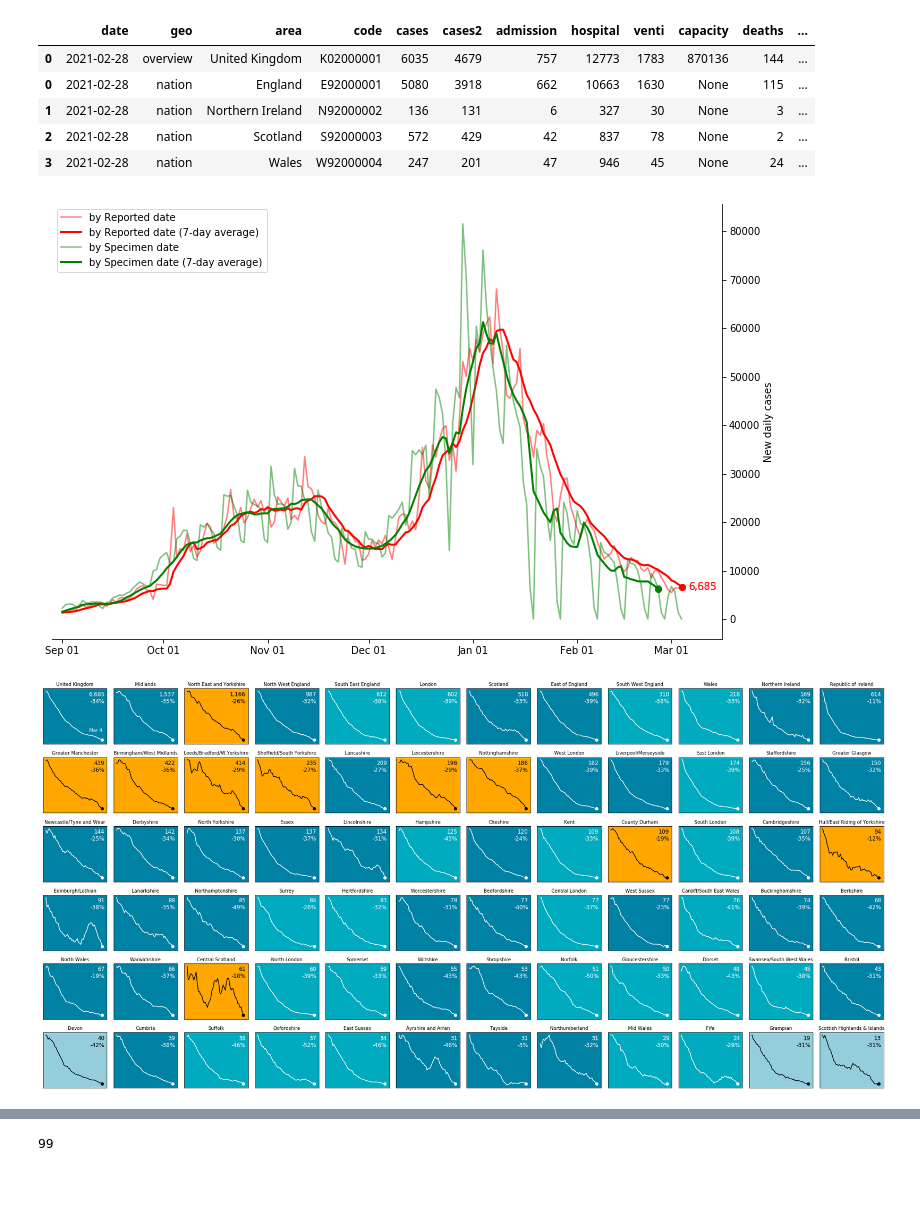
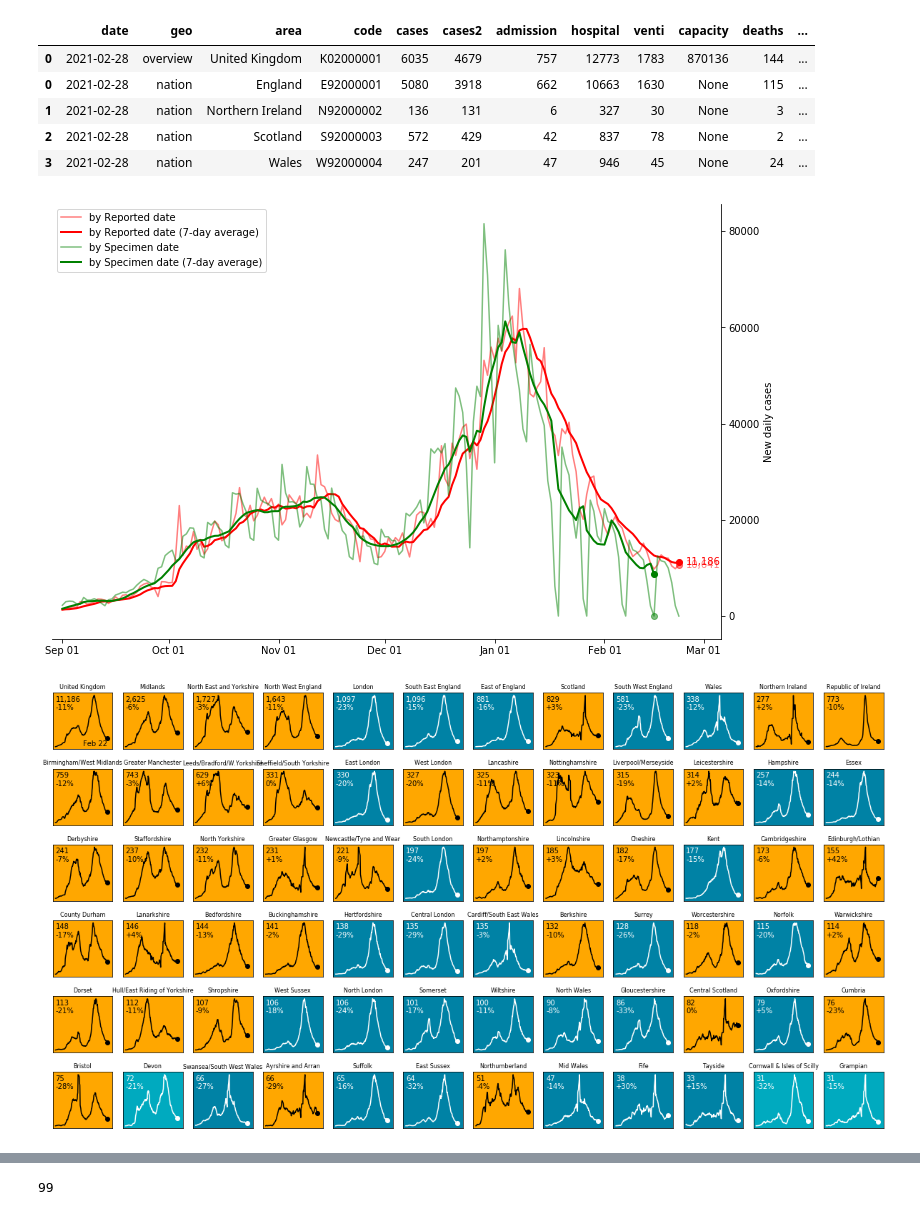
Before and after one commit to khairulomar/Covid-19-UK, a Jupyter notebook: uk-covid.ipynb, the cells around one changed output, grey strips where cells are left out. Saved outputs shown, nothing was run; the diff lists cells and outputs as text; code cells hidden in the pictures; blank space fills up the shorter version.

```diff
--- a/uk-covid.ipynb
+++ b/uk-covid.ipynb
@@ -87,9 +87,9 @@ df = df.join(geodata, on='code', how='left', rsuffix='2').fillna(0)
 # # If using latest data
 latest_date = df.date.max()
 
-# # If using up till a point of time
-# latest_date = pd.to_datetime('20200831', format='%Y%m%d')
-# df = df[df.date <= latest_date]
+# If using up till a point of time
+latest_date = pd.to_datetime('20210222', format='%Y%m%d')
+df = df[df.date <= latest_date]
 # %%
 # First and second wave
 start_date1 = '20200306' # date of first death
@@ -213,8 +213,8 @@ areas = ['United Kingdom'] + regions + ['Republic of Ireland'] + counties
 ukdata_all = ukdata0[(ukdata0.area=='United Kingdom') & (ukdata0.date > pd.to_datetime(start_date1, format='%Y%m%d'))].reset_index(drop=True)
 
 # Only analyze second wave data
-ukdata = ukdata0[ukdata0.date > pd.to_datetime(start_date4, format='%Y%m%d')]
-iedata = ie[ie.date > pd.to_datetime(start_date4, format='%Y%m%d')]
+ukdata = ukdata0[ukdata0.date > pd.to_datetime(start_date3, format='%Y%m%d')]
+iedata = ie[ie.date > pd.to_datetime(start_date3, format='%Y%m%d')]
 # %%
 # Check if Region numbers are missing. Region is derived from LTLA, not Nation.
 # nhsRegion[nhsRegion.area=='Scotland'].reset_index(drop=True).iloc[-10:][['date','cases','cases_avg7']]
@@ -256,7 +256,7 @@ ax.spines['top'].set_visible(False)
 plt.legend(loc='upper left')
 plt.show()
 # %% [output]
-[figure, old version]
+[figure, new version]
 # %%
 ## Select 1 if showing as per reported date, or 2 if as per specimen date
 show = 1
@@ -265,7 +265,8 @@ col1 = f"cases{2 if show==2 else ''}_100k"
 col2 = f"cases{2 if show==2 else ''}_avg7"
 
 one_day = pd.Timedelta(1, unit='days')
-fig, axes = plt.subplots(figsize=(25.5,12.5), nrows=6, ncols=12)
+# fig, axes = plt.subplots(figsize=(25.5,12.5), nrows=6, ncols=12)
+fig, axes = plt.subplots(figsize=(16.5,9), nrows=6, ncols=12)
 source = pd.concat([ukdata, iedata])
 
 for i, ax in zip(range(len(areas)), axes.flat):
@@ -279,41 +280,43 @@ for i, ax in zip(range(len(areas)), axes.flat):
     latest_val = data.iloc[-1][col2]
     max_value = max(data[col2])
     min_value = min(data[col2])
 
     prevalance = data.iloc[-1][col1]
     prevalence_past = data.loc[latest_date-one_day*7][col1] if show==1 else data.loc[latest_date2-one_day*7][col1]
     prevalence_chg = (prevalance - prevalence_past)/prevalence_past if prevalence_past>0 else 0
 
     bg_color = '#CBE2E6' if prevalance < 10 else ('#95CEDB' if prevalance < 25 else ('#00AABF' if prevalance < 50 else ('#0082A5' if prevalance < 100 else ('#FFA700' if prevalance < 200 else ('#E06900' if prevalance < 400 else ('#A80000' if prevalance < 600 else ('#640000' if prevalance < 1000 else 'black')))))))
     ln_color = 'black' if (prevalance<25)|((prevalance>=100)&(prevalance<400)) else 'white'
 
     ax.plot(data[col2], color=ln_color)
     ax.set_facecolor(bg_color)
     ax.scatter(latest_date2, latest_val, color=ln_color)
 
     prevalence_label = f'{"+" if prevalence_chg>=0.01 else ("-" if prevalence_chg<=-0.01 else "")}{int(abs(prevalence_chg*100))}%'
-    ax.text(latest_date2 + pd.DateOffset(int(len(data)*0.05)), max_value,
-            f'{format(int(latest_val), ",")}\n{prevalence_label}', size=12, color=ln_color, va='top', ha='right')
+    #ax.text(latest_date2 + pd.DateOffset(int(len(data)*0.05)), max_value,
+            #f'{format(int(latest_val), ",")}\n{prevalence_label}', size=12, color=ln_color, va='top', ha='right')
 
-    ## When cases are increasing, use this:
-    # ax.text(first_date, max_value, f'{format(int(latest_val), ",")}\n{prevalence_label}', size=12, color=ln_color, va='top', ha='left')
+    # When cases are increasing, use this:
+    ax.text(first_date, max_value, f'{format(int(latest_val), ",")}\n{prevalence_label}', size=10, color=ln_color, va='top', ha='left')
 
-    if i==0: ax.text(latest_date2, min_value+(max_value-min_value)*0.15,
+    #if i==0: ax.text(latest_date2, min_value+(max_value-min_value)*0.15,
+    if i==0: ax.text(latest_date2, min_value+(max_value-min_value)*0,
                      f'{calendar.month_name[latest_date2.month][:3]} {latest_date2.day}', color=ln_color, va='bottom', ha='right')
 
-    ax.set_title(areas[i], fontsize=10) # if i>11 else ax.set_title(areas[i].upper(), fontsize=10)
+    #ax.set_title(areas[i], fontsize=10)
+    ax.set_title(areas[i], fontsize=8)
     ax.set_xticks([])
     ax.set_xticklabels([])
     ax.set_yticks([])
     ax.set_yticklabels([])
 
 fig.patch.set_facecolor('white')
 plt.subplots_adjust(wspace=-1, hspace=-1)
 plt.tight_layout()
-plt.savefig(f"covid-uk1-prevalence_and_trend{'' if show==1 else '_by_specimen_dt'}", pad_inches=0)
+plt.savefig(f"covid-uk1-incidence_and_trend{'' if show==1 else '_by_specimen_dt'}", pad_inches=0)
 plt.show()
 # %% [output]
-[figure, old version]
+[figure, new version]
 # %% [markdown]
 <img src='scale_bbc.png' style="float:center">
 # %%
```
Also changed, not shown: parts of 11 cells of this notebook.
